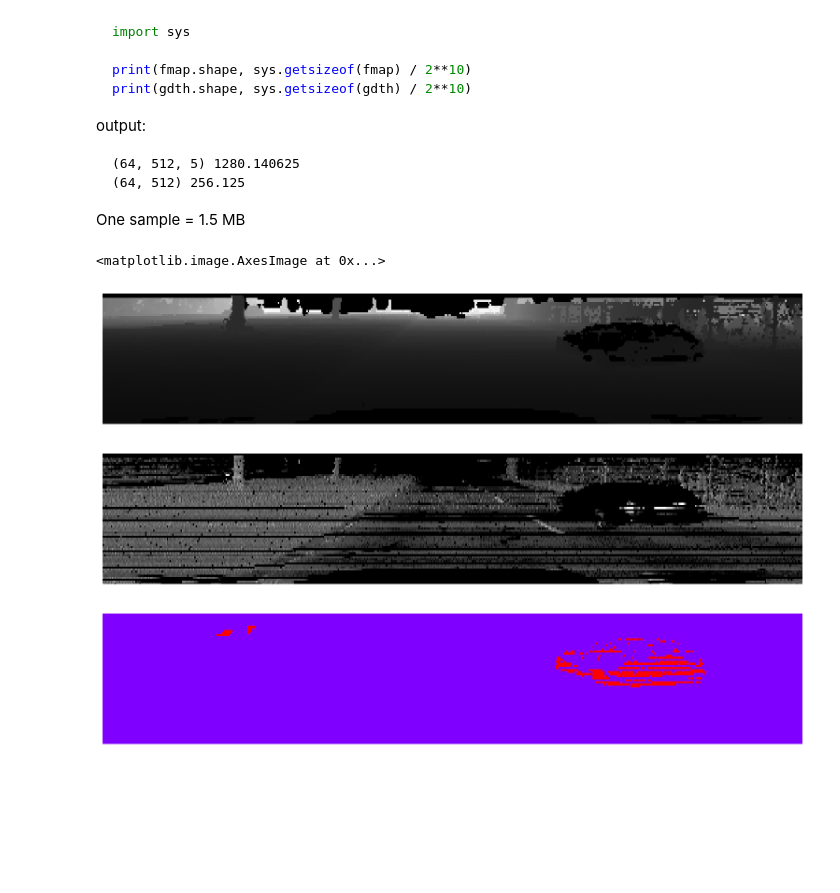
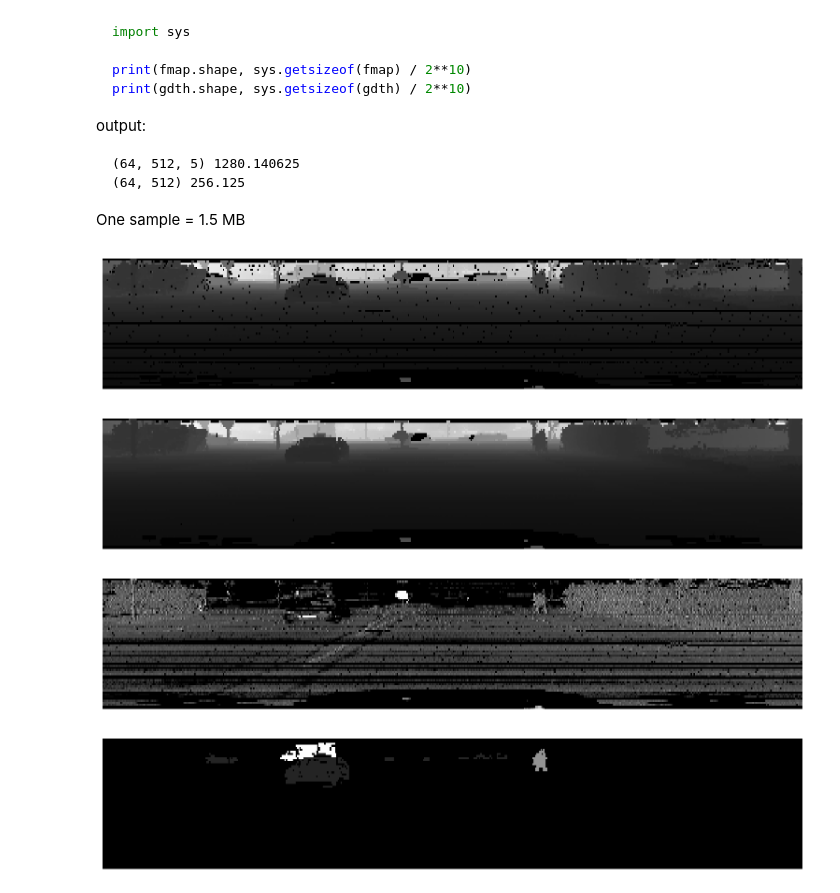
Before and after one commit to ChenXinXuTUSC/kittiobj3dtest, a Jupyter notebook: makedataset.ipynb, the cells around one changed output. Cells and saved outputs as stored; diff of their text form; code cells hidden in the pictures; blank space fills up the shorter version.

Commit message:
misc: refine img plt show

```diff
--- a/makedataset.ipynb
+++ b/makedataset.ipynb
@@ -247,50 +247,46 @@ def fill_blank(img: np.ndarray, trh: float):
         if j < 0 or j >= IMG_W:
             return False
         return True
 
     for i in range(IMG_H):
         for j in range(IMG_W):
             if img[i][j] >= trh:
                 continue
             sum = 0.0
             cnt = 0.0
             for d in dirs:
                 u = i + d[0]
                 v = j + d[1]
                 if in_bound(u, v) and img[u][v] > trh:
                     sum += img[u][v]
                     cnt += 1
             if cnt >= 4:
                 img_filled[i][j] = sum / cnt
 
     return img_filled
 
 
+def show_spherical_proj(img: np.ndarray):
+    plt.figure(figsize=(12, 6), dpi=128, tight_layout=True)
+    plt.axis([512, 0, 0, 64])
+    plt.axis("off")
+    plt.imshow(img, cmap="gray", aspect=1.5, interpolation='nearest')
+
 
 
 fmap, gdth, rmap = convert_kitti_train_bin("data", random.randint(0, 7480 + 1))
 
 depth_img = fmap[:, :, 3]
 depth_img = depth_img / depth_img.max()
-depth_img = fill_blank(depth_img, 1e-3)
-plt.figure(figsize=(12, 6), dpi=128, tight_layout=True)
-plt.axis([512, 0, 0, 64])
-plt.axis("off")
-plt.imshow(depth_img, cmap="gray", aspect=1.5, interpolation='nearest') # or cmap="viridis"
+filld_img = fill_blank(depth_img, 1e-3)
+light_img = fmap[:, :, 4]
 
-light_img = fmap[:, :, 4]
-plt.figure(figsize=(12, 6), dpi=128, tight_layout=True)
-plt.axis([512, 0, 0, 64])
-plt.axis("off")
-plt.imshow(light_img, cmap="gray", aspect=1.5, interpolation='nearest') # or cmap="viridis"
-
-
-plt.figure(figsize=(12, 6), dpi=128, tight_layout=True)
-plt.axis([512, 0, 0, 64])
-plt.axis("off")
-plt.imshow(gdth, cmap="rainbow", aspect=1.5, interpolation='nearest') # or cmap="viridis"
+show_spherical_proj(depth_img)
+show_spherical_proj(filld_img)
+show_spherical_proj(light_img)
+show_spherical_proj(gdth)
 # %% [output]
-<matplotlib.image.AxesImage at 0x...>
-[figure, old version]
+[figure, new version]
-[figure, old version]
+[figure, new version]
-[figure, old version]
+[figure, new version]
+[figure, added]
```
